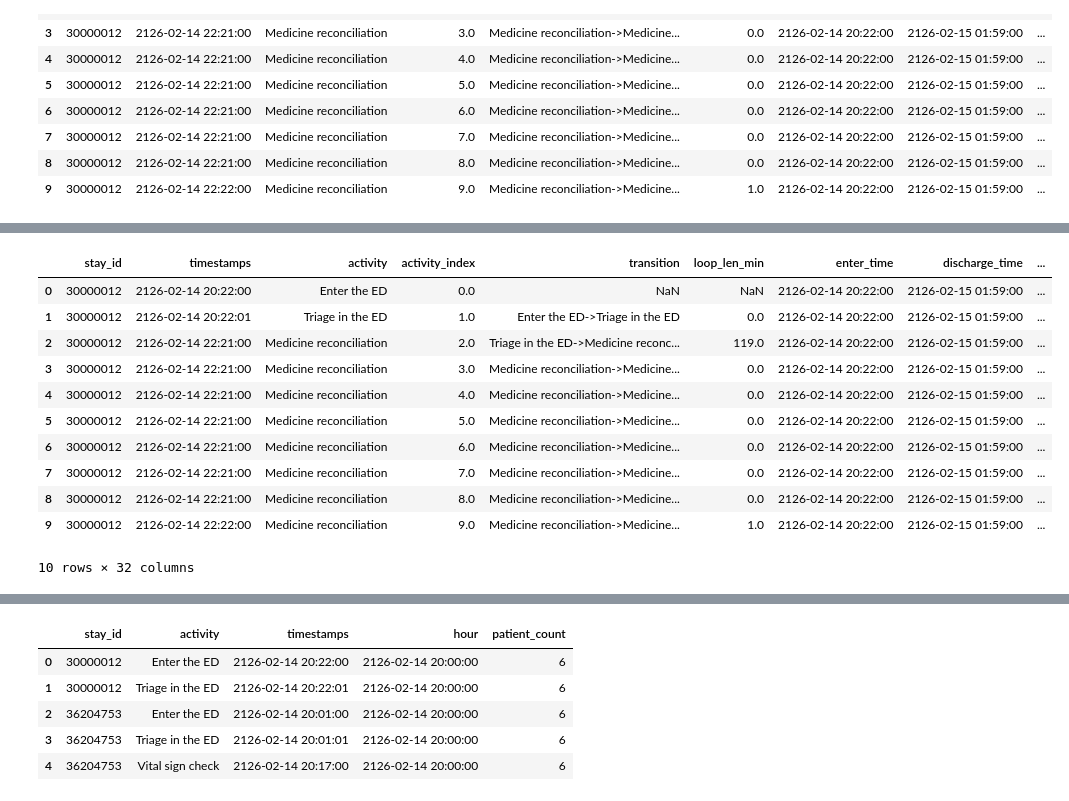
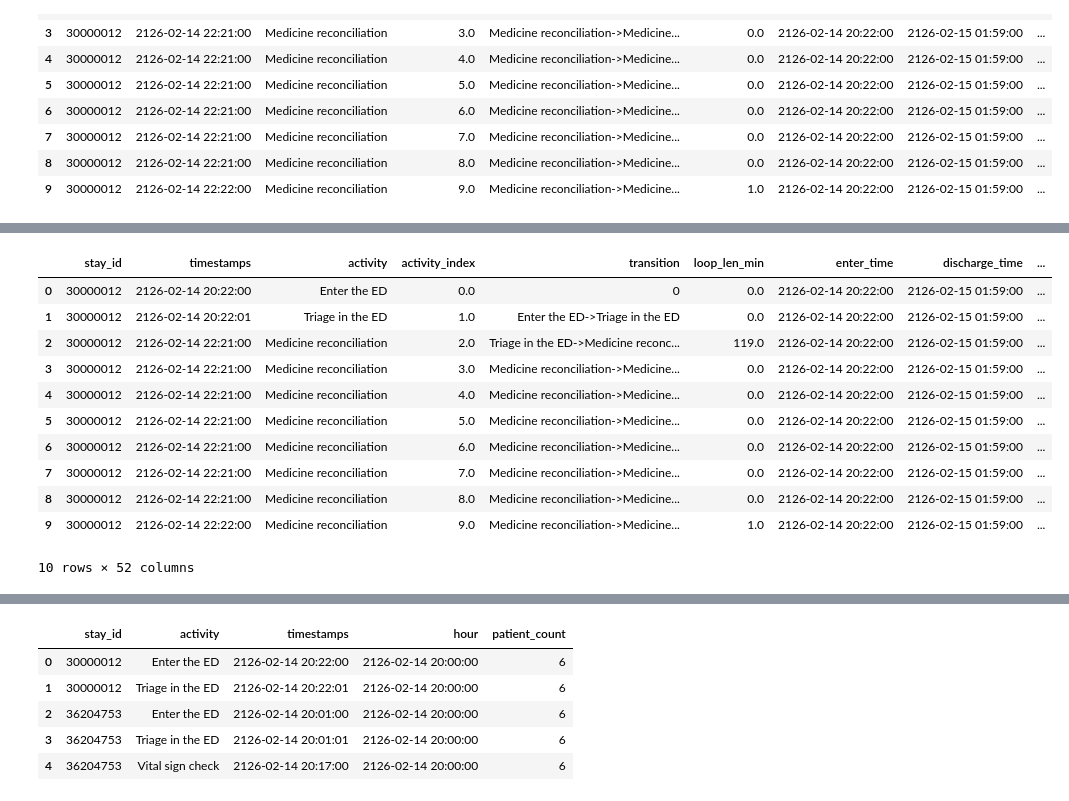
Before and after one commit to bemali/PredEx-ED-MIMICEL, a Jupyter notebook: MIMICEL Preprocessing.ipynb, the cells around one changed output, grey strips where cells are left out. Cells and saved outputs as stored; diff of their text form; code cells hidden in the pictures.

```diff
--- a/MIMICEL Preprocessing.ipynb
+++ b/MIMICEL Preprocessing.ipynb
@@ -877,0 +878,3 @@ Name: name, dtype: int64
+# %%
+df_t = df_medication_category.join(df_medication_method)
+df_t.sum()
@@ -878,5 +899,2 @@ Name: name, dtype: int64
 # %%
-df_meds = df_meds.join(df_t[['medication_category','medication_method']])
+df_meds = df_meds.join(df_t)
-# %%
-df_meds = df_meds[['stay_id','activity','timestamps','name','medication_category','medication_method']]
-df_meds.columns = ['stay_id','activity','timestamps','medication_name','medication_category','medication_method']
@@ -892,3 +901,5 @@ df_meds.head()
+# %%
+df_meds = df_meds.drop(columns ='name_processed')
 # %% [markdown]
 ### Construction of Full Event Log for Prediction
 # %%
@@ -978,11 +989,11 @@ df_vitals.head(10)
 df_mimicel_pred = df_mimicel_pred.merge(df_vitals, on = ['stay_id','activity','timestamps'])
 df_mimicel_pred = df_mimicel_pred.merge(df_meds, on = ['stay_id','activity','timestamps'], how = 'left')
 # %%
-df_mimicel_pred[['medication_category','medication_method']] = df_mimicel_pred[['medication_category','medication_method']].fillna('None')
+df_mimicel_pred = df_mimicel_pred.fillna(0)
 df_mimicel_pred.head(10)
 # %% [output]
 |  | stay_id | timestamps | activity | activity_index | transition | loop_len_min | enter_time | discharge_time | ... |
-| 0 | 30000012 | 2126-02-14 20:22:00 | Enter the ED | 0.0 | NaN | NaN | 2126-02-14 20:22:00 | 2126-02-15 01:59:00 | ... |
+| 0 | 30000012 | 2126-02-14 20:22:00 | Enter the ED | 0.0 | 0 | 0.0 | 2126-02-14 20:22:00 | 2126-02-15 01:59:00 | ... |
 | 1 | 30000012 | 2126-02-14 20:22:01 | Triage in the ED | 1.0 | Enter the ED->Triage in the ED | 0.0 | 2126-02-14 20:22:00 | 2126-02-15 01:59:00 | ... |
 | 2 | 30000012 | 2126-02-14 22:21:00 | Medicine reconciliation | 2.0 | Triage in the ED->Medicine reconc... | 119.0 | 2126-02-14 20:22:00 | 2126-02-15 01:59:00 | ... |
 | 3 | 30000012 | 2126-02-14 22:21:00 | Medicine reconciliation | 3.0 | Medicine reconciliation->Medicine... | 0.0 | 2126-02-14 20:22:00 | 2126-02-15 01:59:00 | ... |
@@ -992,7 +1003,7 @@ df_mimicel_pred.head(10)
 | 7 | 30000012 | 2126-02-14 22:21:00 | Medicine reconciliation | 7.0 | Medicine reconciliation->Medicine... | 0.0 | 2126-02-14 20:22:00 | 2126-02-15 01:59:00 | ... |
 | 8 | 30000012 | 2126-02-14 22:21:00 | Medicine reconciliation | 8.0 | Medicine reconciliation->Medicine... | 0.0 | 2126-02-14 20:22:00 | 2126-02-15 01:59:00 | ... |
 | 9 | 30000012 | 2126-02-14 22:22:00 | Medicine reconciliation | 9.0 | Medicine reconciliation->Medicine... | 1.0 | 2126-02-14 20:22:00 | 2126-02-15 01:59:00 | ... |
-10 rows × 32 columns
+10 rows × 52 columns
 # %%
 df_static = pd.read_csv(my_dir+"/MIMICEL_PREPROCESSING/mimicel_static.csv")
 df_static.head()
```
Also changed, not shown: parts of 58 cells of this notebook.
